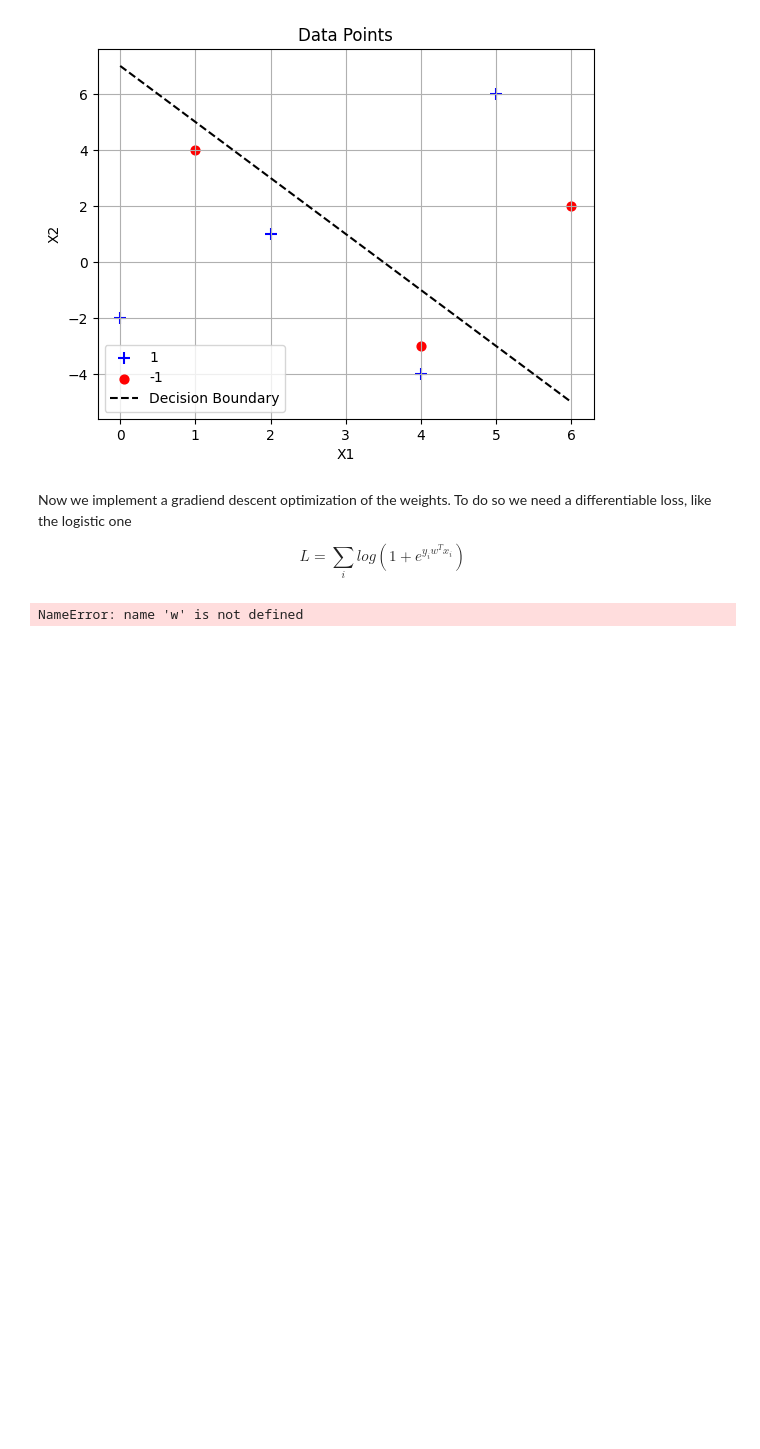
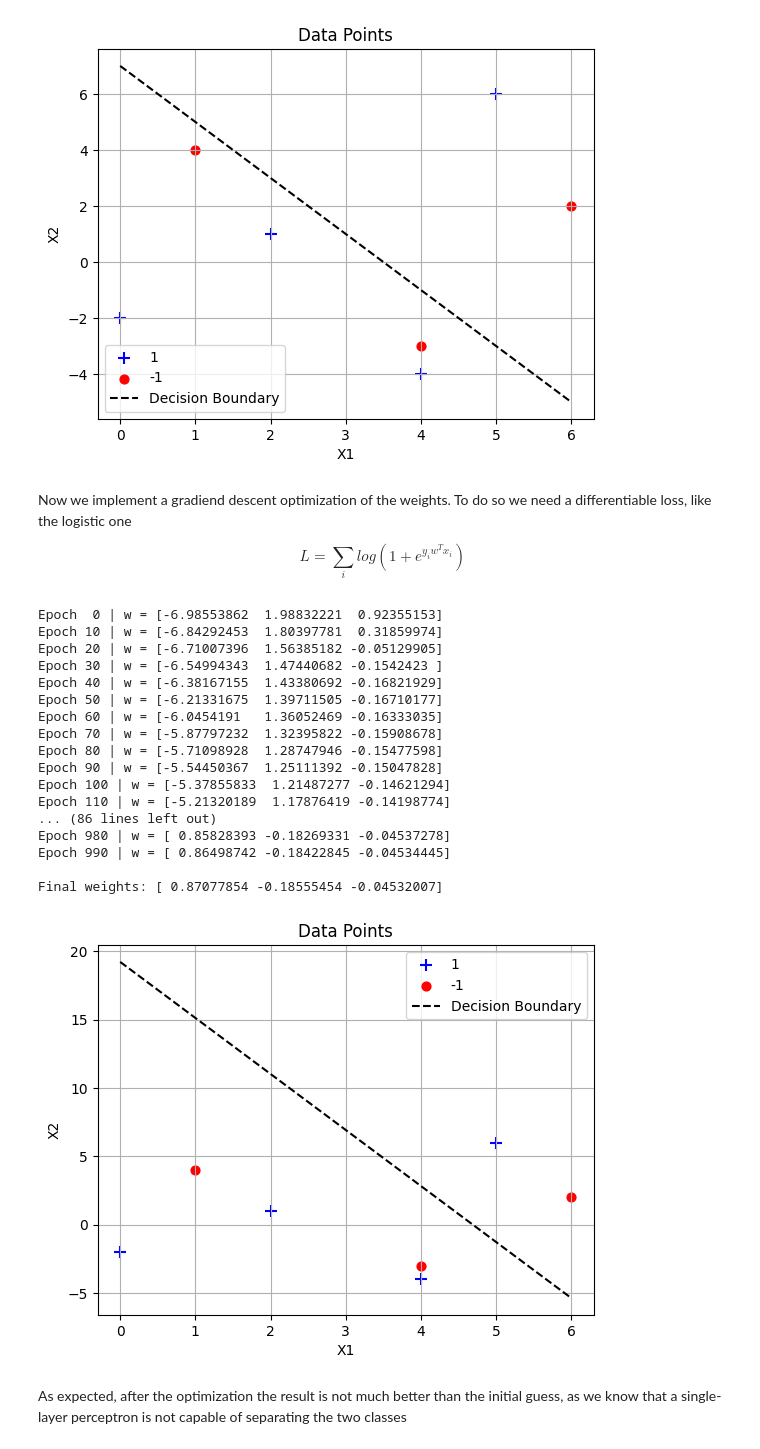
Before and after one commit to 100013059-blip/MscQT-QML-UD2, a Jupyter notebook: exercise3.ipynb, the cells around one changed output. Saved outputs shown, nothing was run; the diff lists cells and outputs as text; code cells hidden in the pictures; blank space fills up the shorter version.

```diff
--- a/exercise3.ipynb
+++ b/exercise3.ipynb
@@ -101,32 +101,57 @@ $$L = \sum_i{log(1+e^{y_{i}w^Tx_i})}$$
 # %%
 # Logistic sigmoid
 def sigmoid(z):
     return 1 / (1 + np.exp(-z))
 
 # Logistic loss gradient
 def gradient(w, X, y):
     z = X @ w
     probs = sigmoid(y * z)
     grad = -np.sum(((1 - probs) * y)[:, None] * X, axis=0)
     return grad
 
 # Augment inputs with bias term
 X_aug = np.hstack((np.ones((X.shape[0], 1)), X))
 
 # Initial weights
 w = np.array([-7.0, 2.0, 1.0])
 
 # Gradient descent parameters
 eta = 0.01
-epochs = 50
+epochs = 1000
 
 # Run gradient descent
 for epoch in range(epochs):
     grad = gradient(w, X_aug, y)
     w = w - eta * grad
     if epoch % 10 == 0:
         print(f"Epoch {epoch:2d} | w = {w}")
 
 print("\nFinal weights:", w)
+
+fig, ax = plt.subplots()
+
+plot_data(ax, X, y)
+plot_decision_boundary(ax, weights=[w[1], w[2]], threshold=w[0], x_range=(0, 6))
+plt.show()
 # %% [output]
-NameError: name 'w' is not defined
+Epoch  0 | w = [-6.98553862  1.98832221  0.92355153]
+Epoch 10 | w = [-6.84292453  1.80397781  0.31859974]
+Epoch 20 | w = [-6.71007396  1.56385182 -0.05129905]
+Epoch 30 | w = [-6.54994343  1.47440682 -0.1542423 ]
+Epoch 40 | w = [-6.38167155  1.43380692 -0.16821929]
+Epoch 50 | w = [-6.21331675  1.39711505 -0.16710177]
+Epoch 60 | w = [-6.0454191   1.36052469 -0.16333035]
+Epoch 70 | w = [-5.87797232  1.32395822 -0.15908678]
+Epoch 80 | w = [-5.71098928  1.28747946 -0.15477598]
+Epoch 90 | w = [-5.54450367  1.25111392 -0.15047828]
+Epoch 100 | w = [-5.37855833  1.21487277 -0.14621294]
+Epoch 110 | w = [-5.21320189  1.17876419 -0.14198774]
+... (86 lines left out)
+Epoch 980 | w = [ 0.85828393 -0.18269331 -0.04537278]
+Epoch 990 | w = [ 0.86498742 -0.18422845 -0.04534445]
+
+Final weights: [ 0.87077854 -0.18555454 -0.04532007]
+[figure, added]
+# %% [markdown]
+As expected, after the optimization the result is not much better than the initial guess, as we know that a single-layer perceptron is not capable of separating the two classes
```
